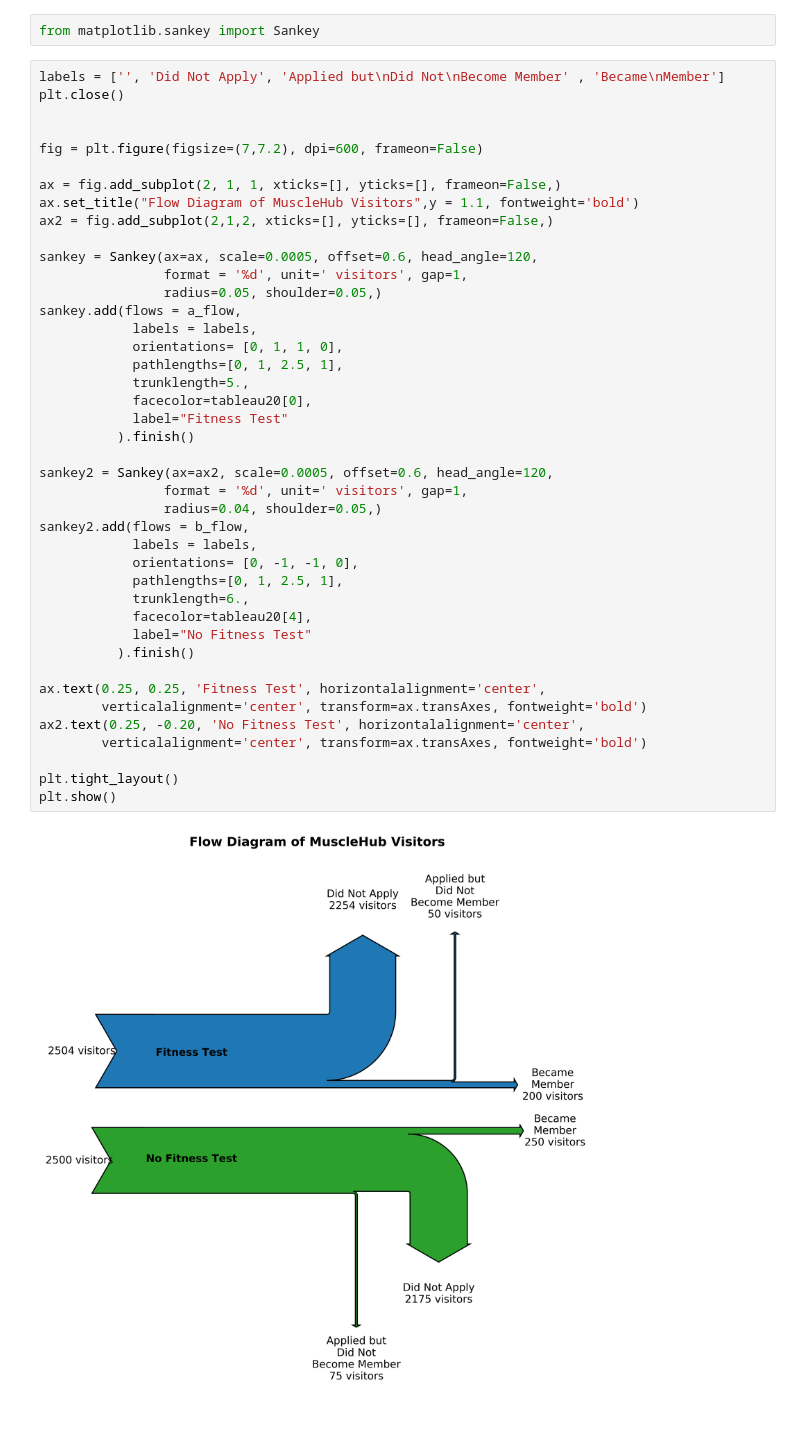
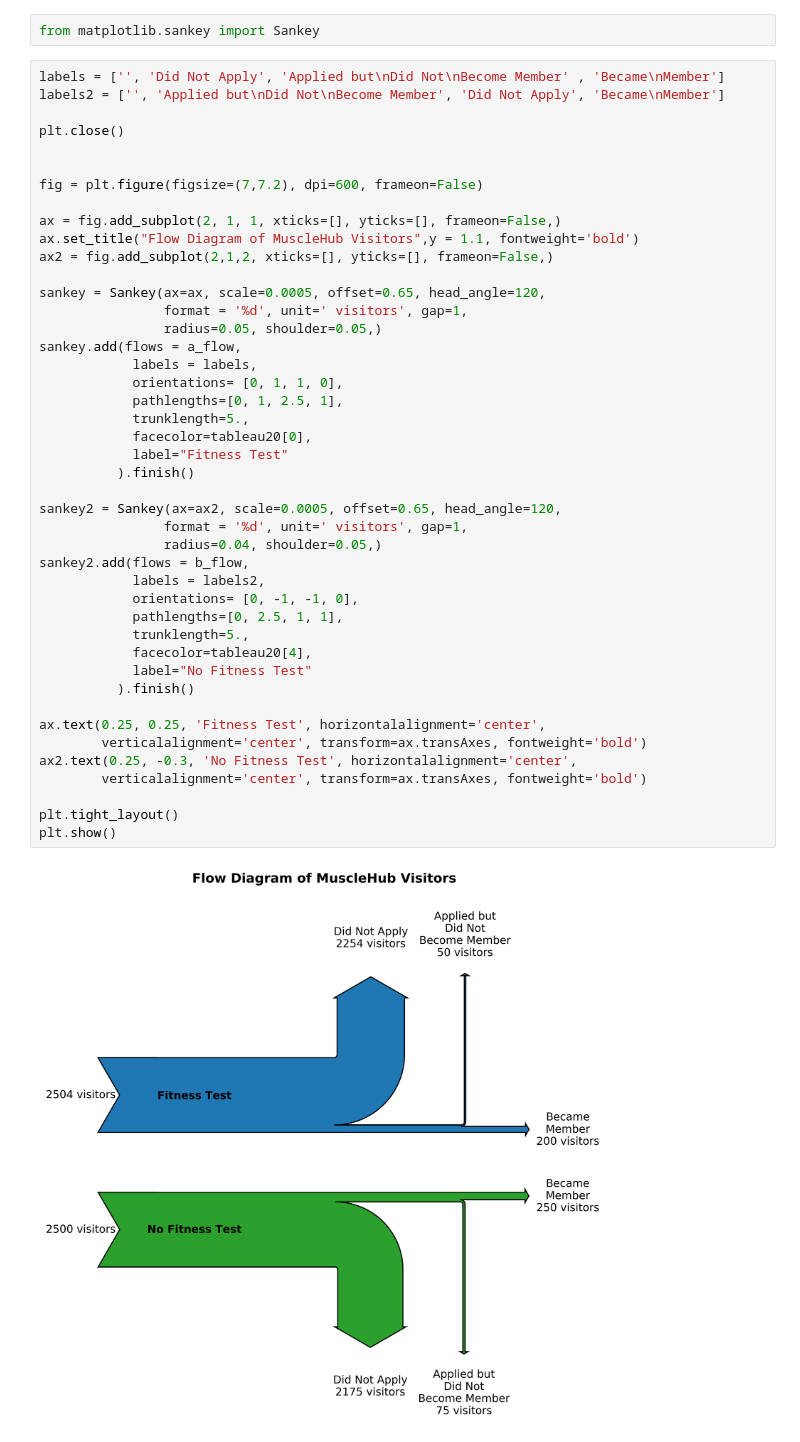
Before and after one commit to kaumaron/Data_Science, a Jupyter notebook: Codecademy_IDA/musclehub_project/musclehub.ipynb, the cells around one changed output. Saved outputs shown, nothing was run; the diff lists cells and outputs as text.

Commit message:
updated Sankey diagram

```diff
--- a/Codecademy_IDA/musclehub_project/musclehub.ipynb
+++ b/Codecademy_IDA/musclehub_project/musclehub.ipynb
@@ -598,6 +598,8 @@ a_flow, b_flow
 from matplotlib.sankey import Sankey
 # %%
 labels = ['', 'Did Not Apply', 'Applied but\nDid Not\nBecome Member' , 'Became\nMember']
+labels2 = ['', 'Applied but\nDid Not\nBecome Member', 'Did Not Apply', 'Became\nMember']
+
 plt.close()
 
 
@@ -606,37 +608,37 @@ fig = plt.figure(figsize=(7,7.2), dpi=600, frameon=False)
 ax = fig.add_subplot(2, 1, 1, xticks=[], yticks=[], frameon=False,)
 ax.set_title("Flow Diagram of MuscleHub Visitors",y = 1.1, fontweight='bold')
 ax2 = fig.add_subplot(2,1,2, xticks=[], yticks=[], frameon=False,)
 
-sankey = Sankey(ax=ax, scale=0.0005, offset=0.6, head_angle=120,
+sankey = Sankey(ax=ax, scale=0.0005, offset=0.65, head_angle=120,
                 format = '%d', unit=' visitors', gap=1,
                 radius=0.05, shoulder=0.05,)
 sankey.add(flows = a_flow,
             labels = labels,
             orientations= [0, 1, 1, 0],
             pathlengths=[0, 1, 2.5, 1],
             trunklength=5.,
             facecolor=tableau20[0],
             label="Fitness Test"
           ).finish()
 
-sankey2 = Sankey(ax=ax2, scale=0.0005, offset=0.6, head_angle=120,
+sankey2 = Sankey(ax=ax2, scale=0.0005, offset=0.65, head_angle=120,
                 format = '%d', unit=' visitors', gap=1,
                 radius=0.04, shoulder=0.05,)
 sankey2.add(flows = b_flow,
-            labels = labels,
+            labels = labels2,
             orientations= [0, -1, -1, 0],
-            pathlengths=[0, 1, 2.5, 1],
-            trunklength=6.,
+            pathlengths=[0, 2.5, 1, 1],
+            trunklength=5.,
             facecolor=tableau20[4],
             label="No Fitness Test"
           ).finish()
 
 ax.text(0.25, 0.25, 'Fitness Test', horizontalalignment='center',
         verticalalignment='center', transform=ax.transAxes, fontweight='bold')
-ax2.text(0.25, -0.20, 'No Fitness Test', horizontalalignment='center',
+ax2.text(0.25, -0.3, 'No Fitness Test', horizontalalignment='center',
         verticalalignment='center', transform=ax.transAxes, fontweight='bold')
 
 plt.tight_layout()
 plt.show()
 # %% [output]
-[figure, old version]
+[figure, new version]
```
Also changed, not shown: parts of 1 cell of this notebook.
